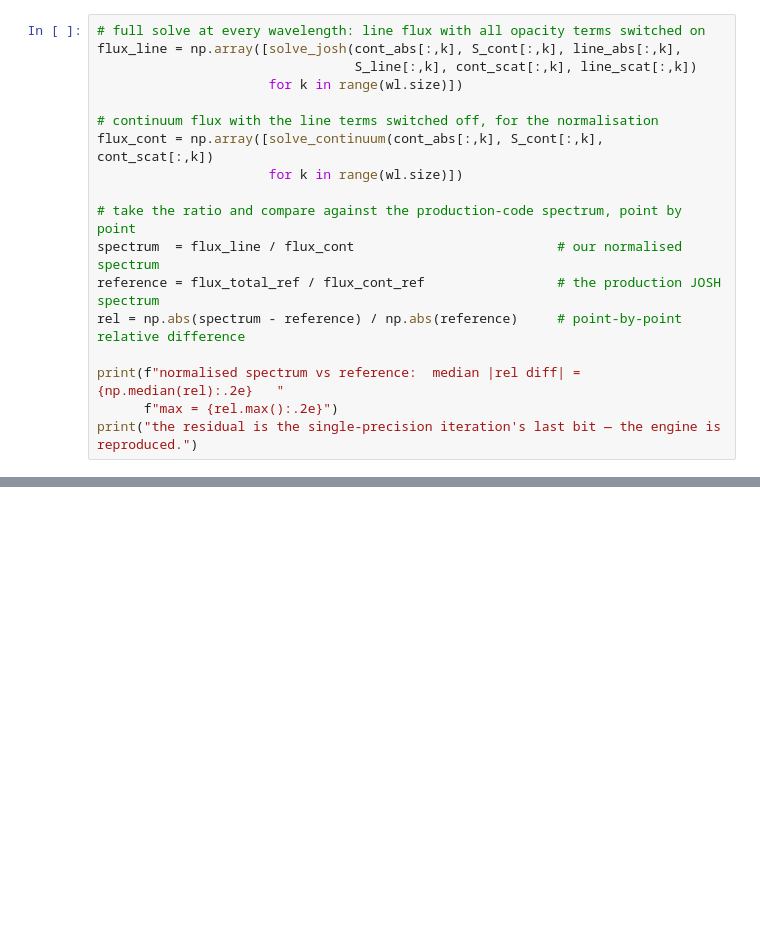
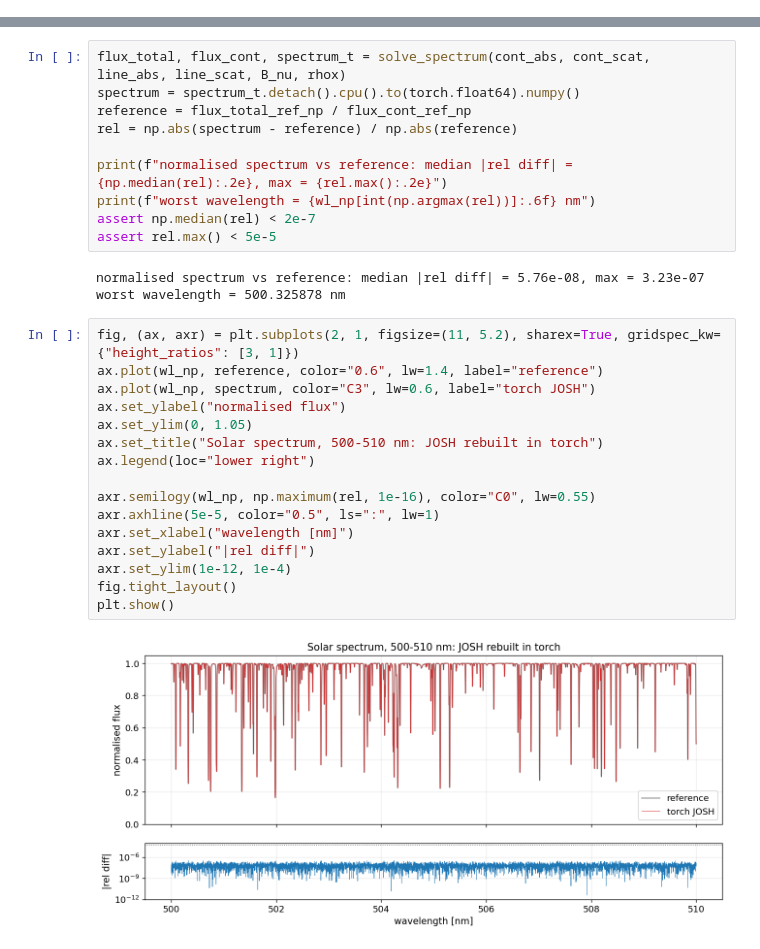
Before and after one commit to tingyuansen/stellar-spectroscopy-from-scratch-gpu, a Jupyter notebook: content/Lecture8.ipynb, the cells around one changed output, grey strips where cells are left out. Drawn from its saved outputs; the diff is of its cells as text; blank space fills up the shorter version.

```diff
--- a/content/Lecture8.ipynb
+++ b/content/Lecture8.ipynb
@@ -467,18 +0,0 @@ Now run the solver across all wavelengths — the line flux with every opacity t
-# %%
-# full solve at every wavelength: line flux with all opacity terms switched on
-flux_line = np.array([solve_josh(cont_abs[:,k], S_cont[:,k], line_abs[:,k],
-                                 S_line[:,k], cont_scat[:,k], line_scat[:,k])
-                      for k in range(wl.size)])
-
-# continuum flux with the line terms switched off, for the normalisation
-flux_cont = np.array([solve_continuum(cont_abs[:,k], S_cont[:,k], cont_scat[:,k])
-                      for k in range(wl.size)])
-
-# take the ratio and compare against the production-code spectrum, point by point
-spectrum  = flux_line / flux_cont                          # our normalised spectrum
-reference = flux_total_ref / flux_cont_ref                 # the production JOSH spectrum
-rel = np.abs(spectrum - reference) / np.abs(reference)     # point-by-point relative difference
-
-print(f"normalised spectrum vs reference:  median |rel diff| = {np.median(rel):.2e}   "
-      f"max = {rel.max():.2e}")
-print("the residual is the single-precision iteration's last bit — the engine is reproduced.")
@@ -544,0 +627,31 @@ With the microphysics (Lectures 2–6) and both radiative-transfer treatments (L
+# %%
+flux_total, flux_cont, spectrum_t = solve_spectrum(cont_abs, cont_scat, line_abs, line_scat, B_nu, rhox)
+spectrum = spectrum_t.detach().cpu().to(torch.float64).numpy()
+reference = flux_total_ref_np / flux_cont_ref_np
+rel = np.abs(spectrum - reference) / np.abs(reference)
+
+print(f"normalised spectrum vs reference: median |rel diff| = {np.median(rel):.2e}, max = {rel.max():.2e}")
+print(f"worst wavelength = {wl_np[int(np.argmax(rel))]:.6f} nm")
+assert np.median(rel) < 2e-7
+assert rel.max() < 5e-5
+# %% [output]
+normalised spectrum vs reference: median |rel diff| = 5.76e-08, max = 3.23e-07
+worst wavelength = 500.325878 nm
+# %%
+fig, (ax, axr) = plt.subplots(2, 1, figsize=(11, 5.2), sharex=True, gridspec_kw={"height_ratios": [3, 1]})
+ax.plot(wl_np, reference, color="0.6", lw=1.4, label="reference")
+ax.plot(wl_np, spectrum, color="C3", lw=0.6, label="torch JOSH")
+ax.set_ylabel("normalised flux")
+ax.set_ylim(0, 1.05)
+ax.set_title("Solar spectrum, 500-510 nm: JOSH rebuilt in torch")
+ax.legend(loc="lower right")
+
+axr.semilogy(wl_np, np.maximum(rel, 1e-16), color="C0", lw=0.55)
+axr.axhline(5e-5, color="0.5", ls=":", lw=1)
+axr.set_xlabel("wavelength [nm]")
+axr.set_ylabel("|rel diff|")
+axr.set_ylim(1e-12, 1e-4)
+fig.tight_layout()
+plt.show()
+# %% [output]
+[figure, added]
```
Also changed, not shown: parts of 59 cells of this notebook, 54 other files.
